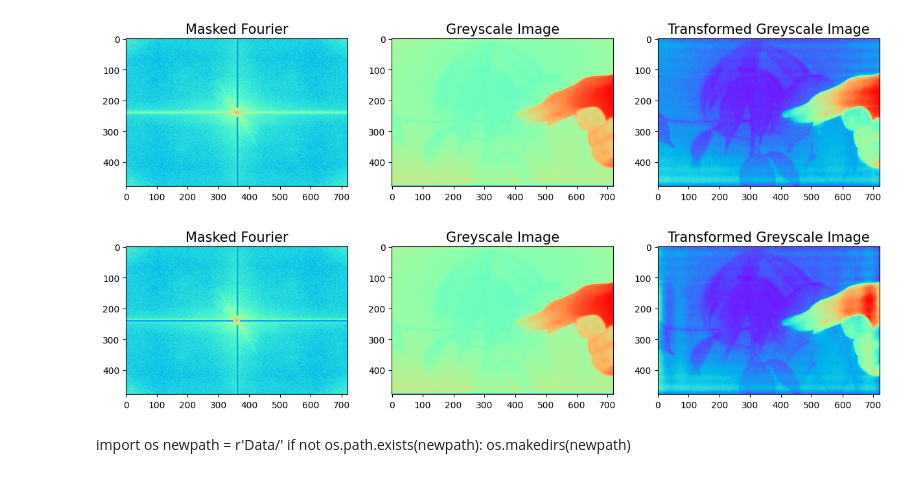
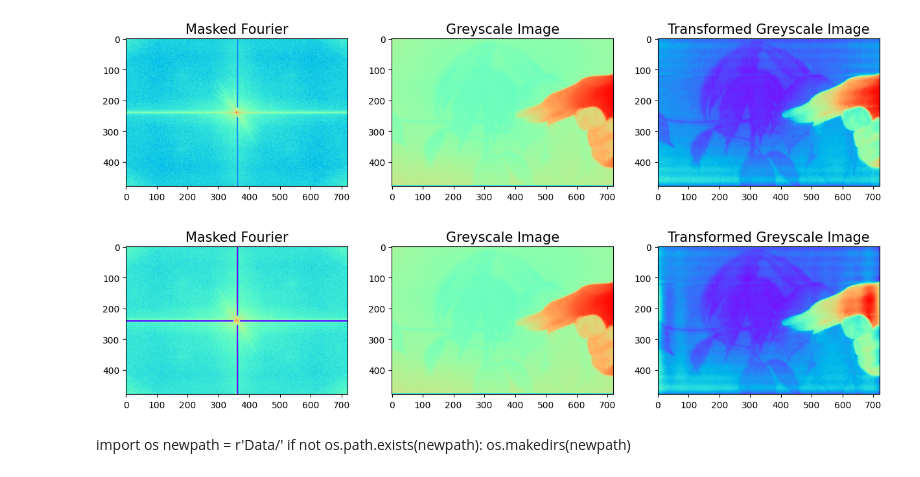
Before and after one commit to rcasalins/HydricStress, a Jupyter notebook: Pruebas.ipynb, the cells around one changed output. Cells and saved outputs as stored; diff of their text form; code cells hidden in the pictures.

```diff
--- a/Pruebas.ipynb
+++ b/Pruebas.ipynb
@@ -56,23 +56,23 @@ fourier_masker_ver(dark_image, .1)
 # %%
 def fourier_masker_hor(image, i):
     f_size = 15
     dark_image_grey_fourier = np.fft.fftshift(np.fft.fft2(rgb2gray(image)))
     dark_image_grey_fourier[240:245, :350] = i
     dark_image_grey_fourier[240:245,-350:] = i
     dark_image_grey_fourier[:225, 360:365] = i
     dark_image_grey_fourier[-225:,360:365] = i
     fig, ax = plt.subplots(1,3,figsize=(15,15))
     ax[0].imshow(np.log(abs(dark_image_grey_fourier)), cmap='rainbow')
     ax[0].set_title('Masked Fourier', fontsize = f_size)
     ax[1].imshow(rgb2gray(image), cmap = 'rainbow')
     ax[1].set_title('Greyscale Image', fontsize = f_size);
     ax[2].imshow(abs(np.fft.ifft2(dark_image_grey_fourier)),
                      cmap='rainbow')
     ax[2].set_title('Transformed Greyscale Image',
                      fontsize = f_size);
-fourier_masker_hor(dark_image, .2)
+fourier_masker_hor(dark_image, .001)
 # %% [output]
-[figure, old version]
+[figure, new version]
 # %% [markdown]
 import os
 newpath = r'Data/'
```
Also changed, not shown: 1 other file.
